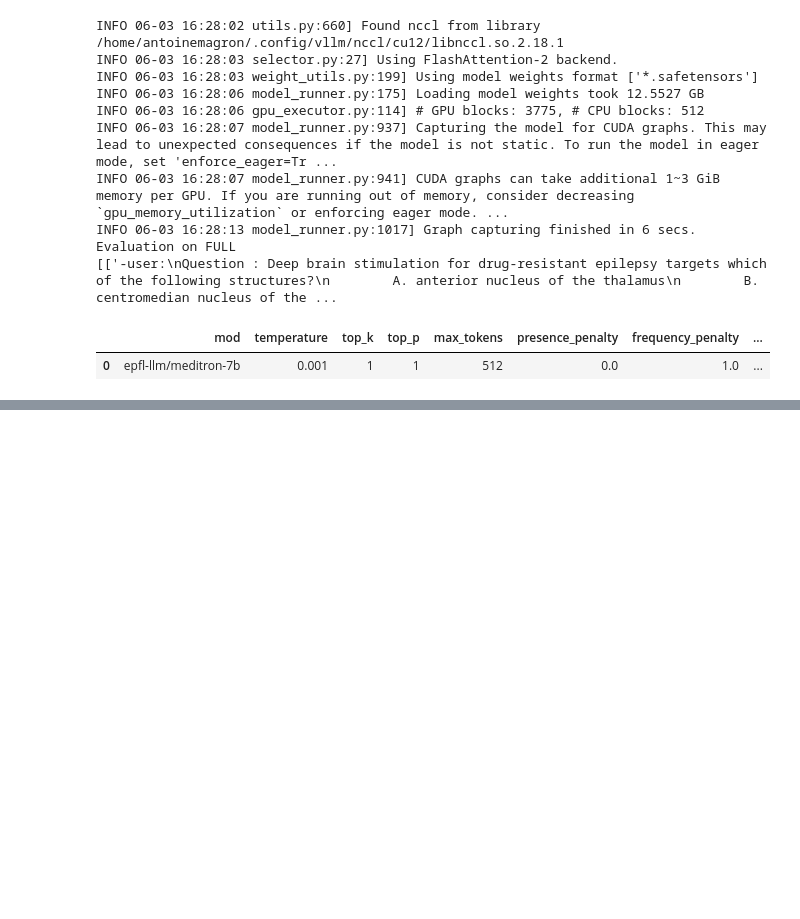
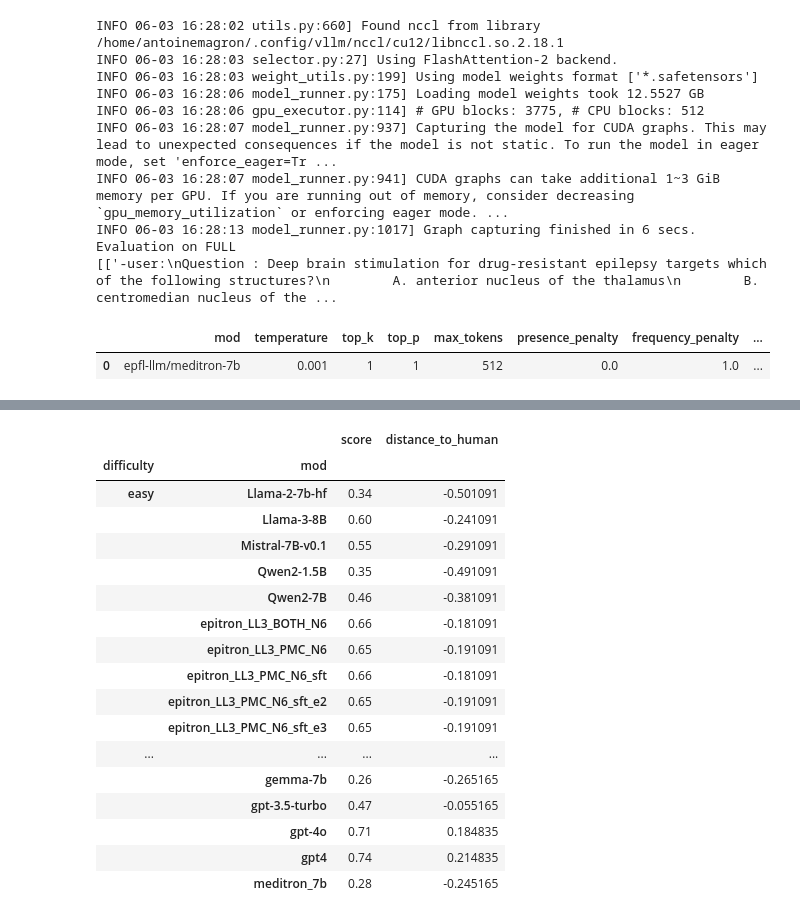
Before and after one commit to magantoine/EpiLLM, a Jupyter notebook: notebooks/ablation_study.ipynb, the cells around one changed output, grey strips where cells are left out. Cells and saved outputs as stored; diff of their text form; code cells hidden in the pictures; blank space fills up the shorter version.

```diff
--- a/notebooks/ablation_study.ipynb
+++ b/notebooks/ablation_study.ipynb
@@ -728,0 +826,26 @@ Evaluation on FULL
+# %%
+easy_dist = tab.loc["easy"] - human_score_per_diff.loc["easy"].values[0]
+hard_dist = tab.loc["hard"] - human_score_per_diff.loc["hard"].values[0]
+medium_dist = tab.loc["medium"] - human_score_per_diff.loc["medium"].values[0]
+
+tab["distance_to_human"] = pd.concat([easy_dist, hard_dist, medium_dist]).score.values
+tab
+# %% [output]
+|  |  | score | distance_to_human |
+| difficulty | mod |  |  |
+| easy | Llama-2-7b-hf | 0.34 | -0.501091 |
+|  | Llama-3-8B | 0.60 | -0.241091 |
+|  | Mistral-7B-v0.1 | 0.55 | -0.291091 |
+|  | Qwen2-1.5B | 0.35 | -0.491091 |
+|  | Qwen2-7B | 0.46 | -0.381091 |
+|  | epitron_LL3_BOTH_N6 | 0.66 | -0.181091 |
+|  | epitron_LL3_PMC_N6 | 0.65 | -0.191091 |
+|  | epitron_LL3_PMC_N6_sft | 0.66 | -0.181091 |
+|  | epitron_LL3_PMC_N6_sft_e2 | 0.65 | -0.191091 |
+|  | epitron_LL3_PMC_N6_sft_e3 | 0.65 | -0.191091 |
+| ... | ... | ... | ... |
+|  | gemma-7b | 0.26 | -0.265165 |
+|  | gpt-3.5-turbo | 0.47 | -0.055165 |
+|  | gpt-4o | 0.71 | 0.184835 |
+|  | gpt4 | 0.74 | 0.214835 |
+|  | meditron_7b | 0.28 | -0.245165 |
```
Also changed, not shown: parts of 12 cells of this notebook, 7 other files.
